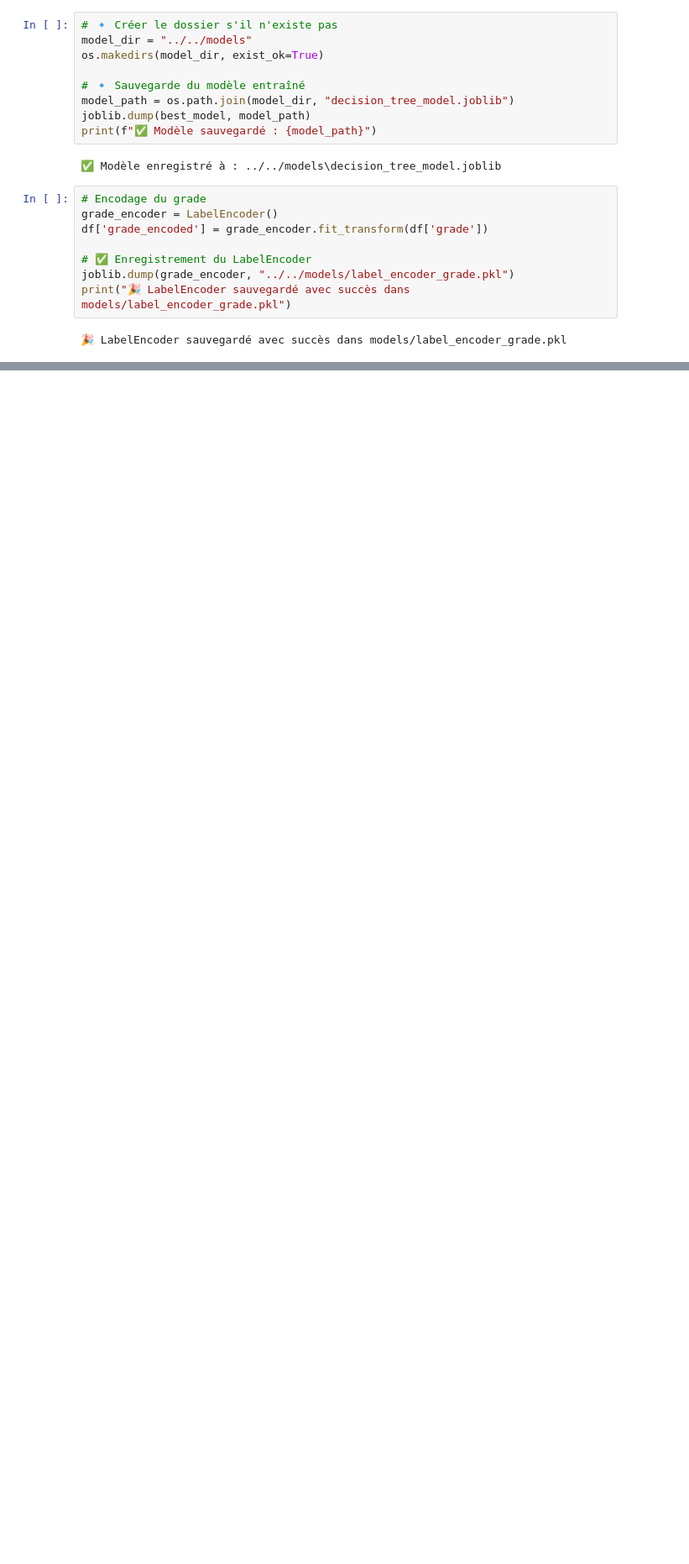
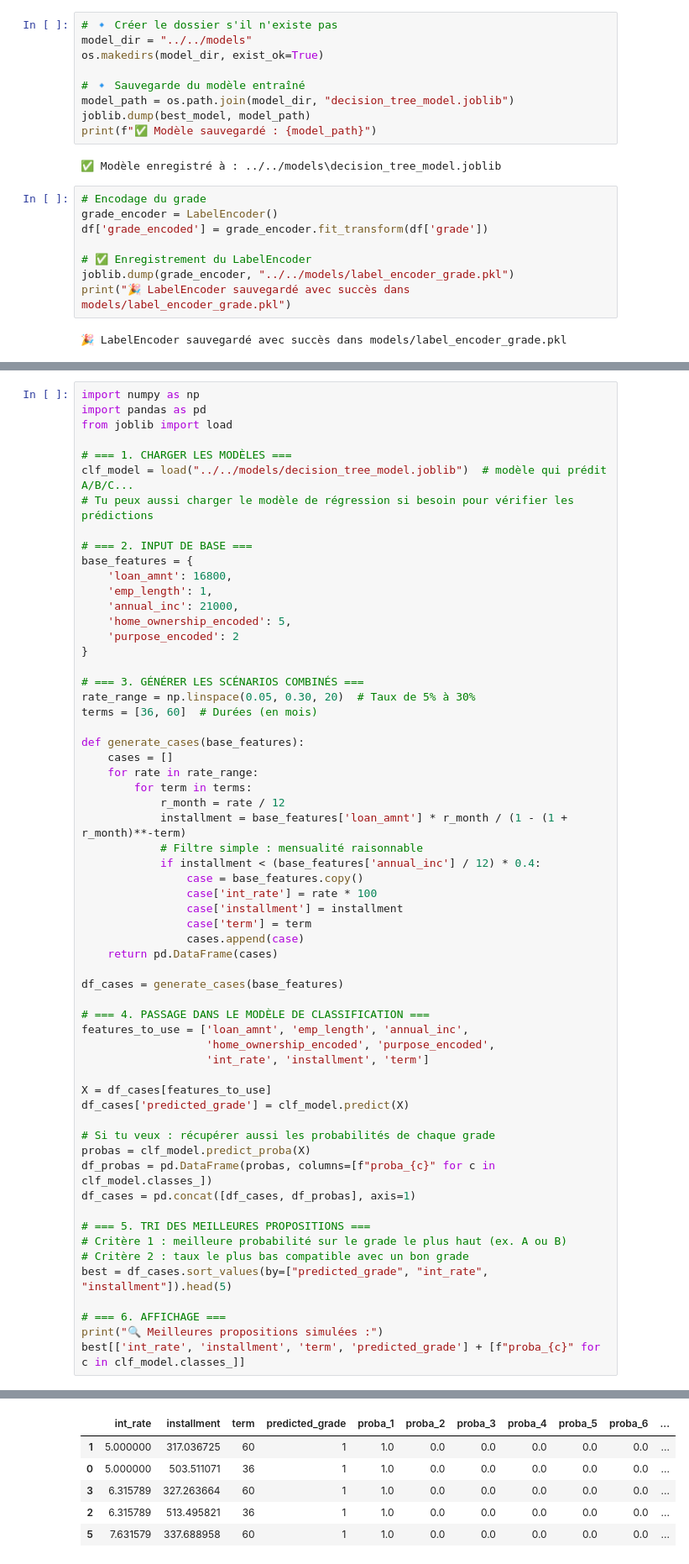
Before and after one commit to pierre-gh-perso/Projet-Credit-pour-tous, a Jupyter notebook: notebooks/discovery/6.modeling_decision_tree_grade.ipynb, the cells around one changed output, grey strips where cells are left out. Shown at 84% size. Drawn from its saved outputs; the diff is of its cells as text; blank space fills up the shorter version.

```diff
--- a/notebooks/discovery/6.modeling_decision_tree_grade.ipynb
+++ b/notebooks/discovery/6.modeling_decision_tree_grade.ipynb
@@ -208,0 +427,61 @@ print("🎉 LabelEncoder sauvegardé avec succès dans models/label_encoder_grad
+# %%
+import numpy as np
+import pandas as pd
+from joblib import load
+
+# === 1. CHARGER LES MODÈLES ===
+clf_model = load("../../models/decision_tree_model.joblib")  # modèle qui prédit A/B/C...
+# Tu peux aussi charger le modèle de régression si besoin pour vérifier les prédictions
+
+# === 2. INPUT DE BASE ===
+base_features = {
+    'loan_amnt': 16800,
+    'emp_length': 1,
+    'annual_inc': 21000,
+    'home_ownership_encoded': 5,
+    'purpose_encoded': 2
+}
+
+# === 3. GÉNÉRER LES SCÉNARIOS COMBINÉS ===
+rate_range = np.linspace(0.05, 0.30, 20)  # Taux de 5% à 30%
+terms = [36, 60]  # Durées (en mois)
+
+def generate_cases(base_features):
+    cases = []
+    for rate in rate_range:
+        for term in terms:
+            r_month = rate / 12
+            installment = base_features['loan_amnt'] * r_month / (1 - (1 + r_month)**-term)
+            # Filtre simple : mensualité raisonnable
+            if installment < (base_features['annual_inc'] / 12) * 0.4:
+                case = base_features.copy()
+                case['int_rate'] = rate * 100
+                case['installment'] = installment
+                case['term'] = term
+                cases.append(case)
+    return pd.DataFrame(cases)
+
+df_cases = generate_cases(base_features)
+
+# === 4. PASSAGE DANS LE MODÈLE DE CLASSIFICATION ===
+features_to_use = ['loan_amnt', 'emp_length', 'annual_inc',
+                   'home_ownership_encoded', 'purpose_encoded',
+                   'int_rate', 'installment', 'term']
+
+X = df_cases[features_to_use]
+df_cases['predicted_grade'] = clf_model.predict(X)
+
+# Si tu veux : récupérer aussi les probabilités de chaque grade
+probas = clf_model.predict_proba(X)
+df_probas = pd.DataFrame(probas, columns=[f"proba_{c}" for c in clf_model.classes_])
+df_cases = pd.concat([df_cases, df_probas], axis=1)
+
+# === 5. TRI DES MEILLEURES PROPOSITIONS ===
+# Critère 1 : meilleure probabilité sur le grade le plus haut (ex. A ou B)
+# Critère 2 : taux le plus bas compatible avec un bon grade
+best = df_cases.sort_values(by=["predicted_grade", "int_rate", "installment"]).head(5)
+
+# === 6. AFFICHAGE ===
+print("🔍 Meilleures propositions simulées :")
+best[['int_rate', 'installment', 'term', 'predicted_grade'] + [f"proba_{c}" for c in clf_model.classes_]]
+# %% [output]
@@ -208,0 +489,6 @@ print("🎉 LabelEncoder sauvegardé avec succès dans models/label_encoder_grad
+|  | int_rate | installment | term | predicted_grade | proba_1 | proba_2 | proba_3 | proba_4 | proba_5 | proba_6 | ... |
+| 1 | 5.000000 | 317.036725 | 60 | 1 | 1.0 | 0.0 | 0.0 | 0.0 | 0.0 | 0.0 | ... |
+| 0 | 5.000000 | 503.511071 | 36 | 1 | 1.0 | 0.0 | 0.0 | 0.0 | 0.0 | 0.0 | ... |
+| 3 | 6.315789 | 327.263664 | 60 | 1 | 1.0 | 0.0 | 0.0 | 0.0 | 0.0 | 0.0 | ... |
+| 2 | 6.315789 | 513.495821 | 36 | 1 | 1.0 | 0.0 | 0.0 | 0.0 | 0.0 | 0.0 | ... |
+| 5 | 7.631579 | 337.688958 | 60 | 1 | 1.0 | 0.0 | 0.0 | 0.0 | 0.0 | 0.0 | ... |
```
Also changed, not shown: parts of 7 cells of this notebook, 10 other files.
